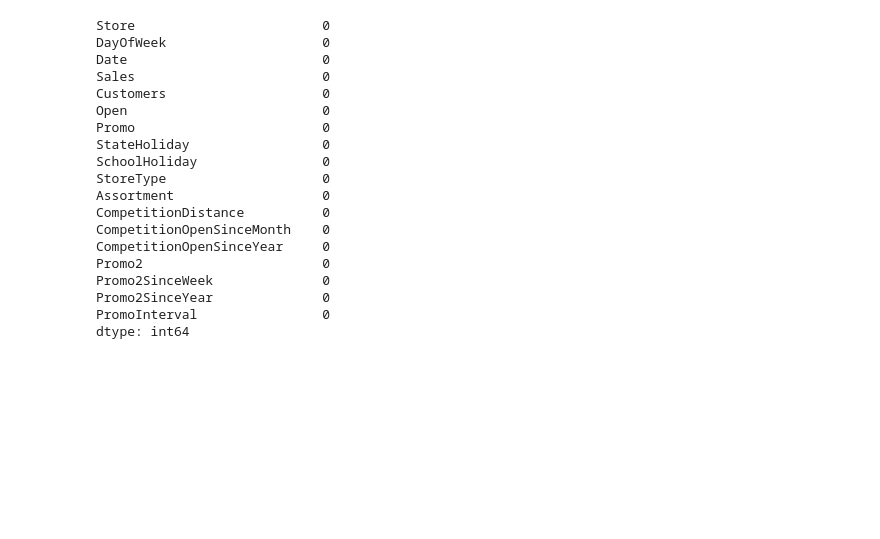
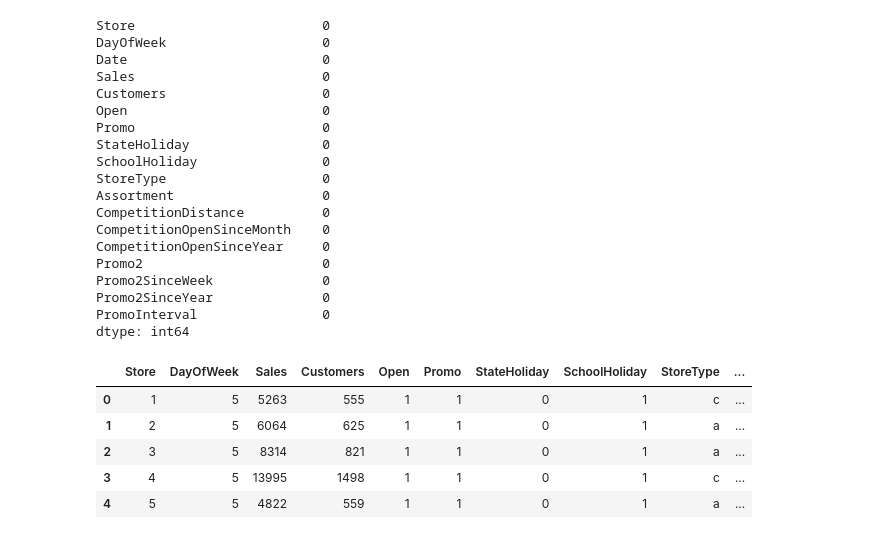
Before and after one commit to Ashwinprocodes/Rossmann-Sales-Prediction, a Jupyter notebook: pr_Rossmann_Sales_Prediction_Capstone_Project.ipynb, the cells around one changed output. Saved outputs shown, nothing was run; the diff lists cells and outputs as text; code cells hidden in the pictures; blank space fills up the shorter version.

```diff
--- a/pr_Rossmann_Sales_Prediction_Capstone_Project.ipynb
+++ b/pr_Rossmann_Sales_Prediction_Capstone_Project.ipynb
@@ -363,0 +380,10 @@ dtype: int64
+# %%
+#this is treated final data
+mdf12.head()
+# %% [output]
+|  | Store | DayOfWeek | Sales | Customers | Open | Promo | StateHoliday | SchoolHoliday | StoreType | ... |
+| 0 | 1 | 5 | 5263 | 555 | 1 | 1 | 0 | 1 | c | ... |
+| 1 | 2 | 5 | 6064 | 625 | 1 | 1 | 0 | 1 | a | ... |
+| 2 | 3 | 5 | 8314 | 821 | 1 | 1 | 0 | 1 | a | ... |
+| 3 | 4 | 5 | 13995 | 1498 | 1 | 1 | 0 | 1 | c | ... |
+| 4 | 5 | 5 | 4822 | 559 | 1 | 1 | 0 | 1 | a | ... |
```
Also changed, not shown: parts of 15 cells of this notebook.
